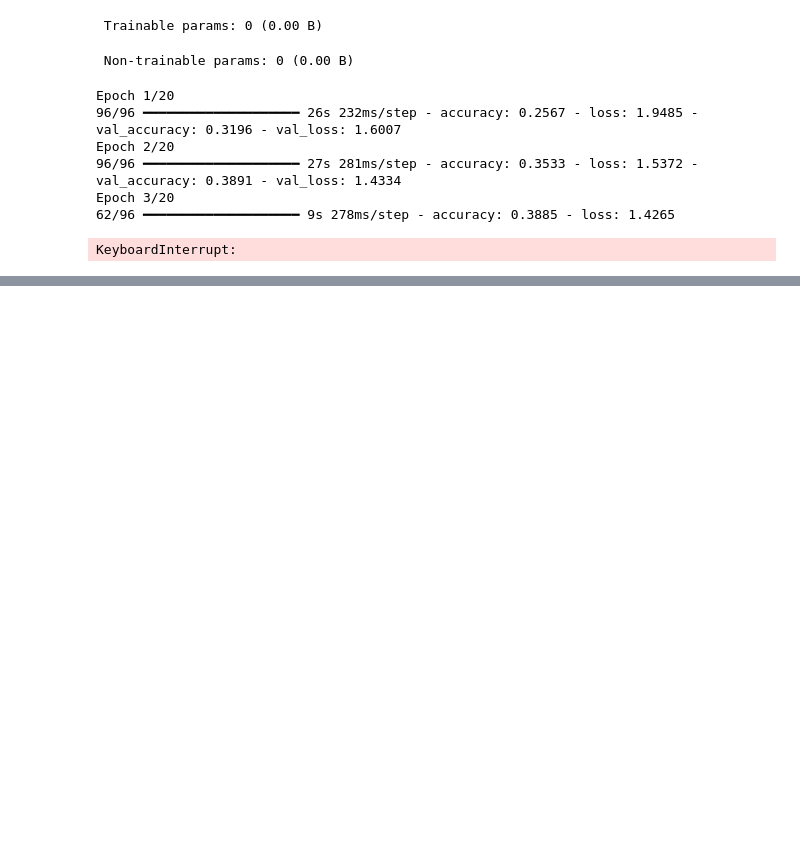
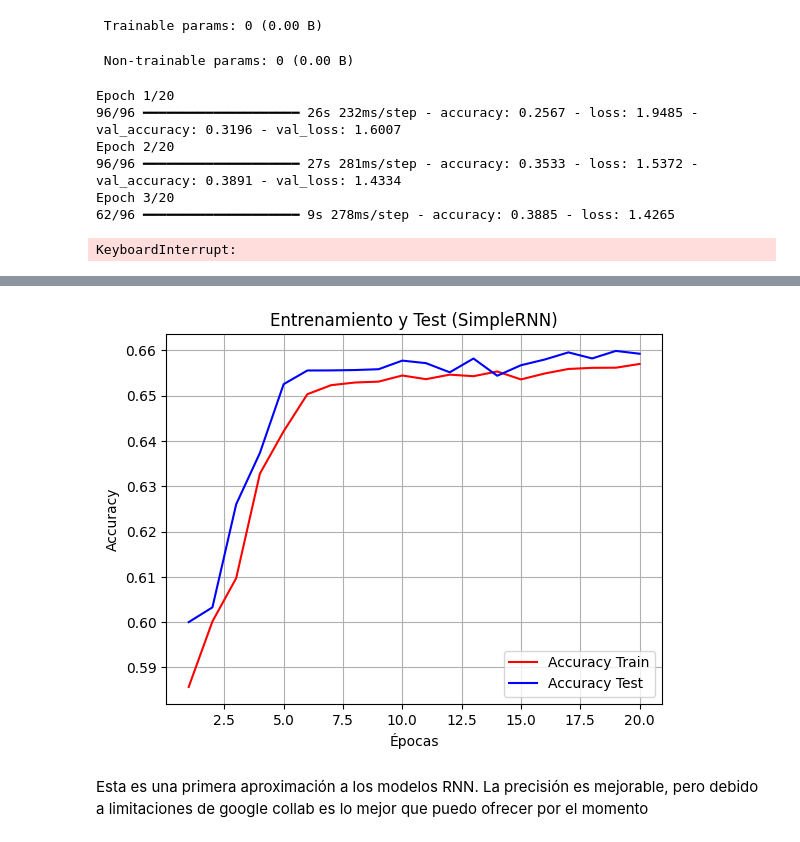
Before and after one commit to Carsanpo/Entregas_RNN, a Jupyter notebook: Entregable_1.ipynb, the cells around one changed output, grey strips where cells are left out. Cells and saved outputs as stored; diff of their text form; code cells hidden in the pictures; blank space fills up the shorter version.

```diff
--- a/Entregable_1.ipynb
+++ b/Entregable_1.ipynb
@@ -248,0 +358,24 @@ results_2 = model_2.evaluate(x_test_2, test_labels_2)
+# %%
+max_words = 500
+embedding_dim = 50
+num_classes = 3
+
+# Definir el modelo
+model_4 = models.Sequential()
+model_4.add(layers.Embedding(input_dim=maxlen_4, output_dim=embedding_dim))
+model_4.add(layers.SimpleRNN(64))  # Reemplaza Flatten con LSTM
+model_4.add(Dropout(0.3))  # Añade Dropout después de LSTM
+model_4.add(layers.Dense(128, activation='relu', kernel_regularizer=regularizers.l2(0.01)))
+model_4.add(Dropout(0.3))
+model_4.add(layers.Dense(num_classes, activation='softmax'))
+
+# Compilar el modelo
+model_4.compile(optimizer='adam', loss='categorical_crossentropy', metrics=['accuracy'])
+# %%
+model_4.summary()
+
+history_4 = model_4.fit(x_train_4,
+                        train_labels_4_encoded,
+                        epochs=20,
+                        batch_size=16384,
+                        validation_data=(x_test_4, test_labels_4_encoded))
@@ -248,0 +400,5 @@ results_2 = model_2.evaluate(x_test_2, test_labels_2)
+# %%
+val_acc_train_4 = history_4.history['accuracy']
+val_acc_test_4 = history_4.history['val_accuracy']
+
+results_4 = model_4.evaluate(x_test_4, test_labels_4_encoded)
@@ -248,0 +407,16 @@ results_2 = model_2.evaluate(x_test_2, test_labels_2)
+# %%
+import matplotlib.pyplot as plt
+epochs = range(1, len(val_acc_train_4) + 1)
+plt.plot(epochs, val_acc_train_4, 'r', label='Accuracy Train')
+plt.plot(epochs, val_acc_test_4,  'b', label='Accuracy Test')
+plt.title('Entrenamiento y Test (SimpleRNN)')
+plt.xlabel('Épocas')
+plt.ylabel('Accuracy')
+plt.legend()
+plt.grid()
+
+plt.show()
+# %% [output]
+[figure, added]
+# %% [markdown]
+Esta es una primera aproximación a los modelos RNN. La precisión es mejorable, pero debido a limitaciones de google collab es lo mejor que puedo ofrecer por el momento
```
Also changed, not shown: parts of 19 cells of this notebook.
